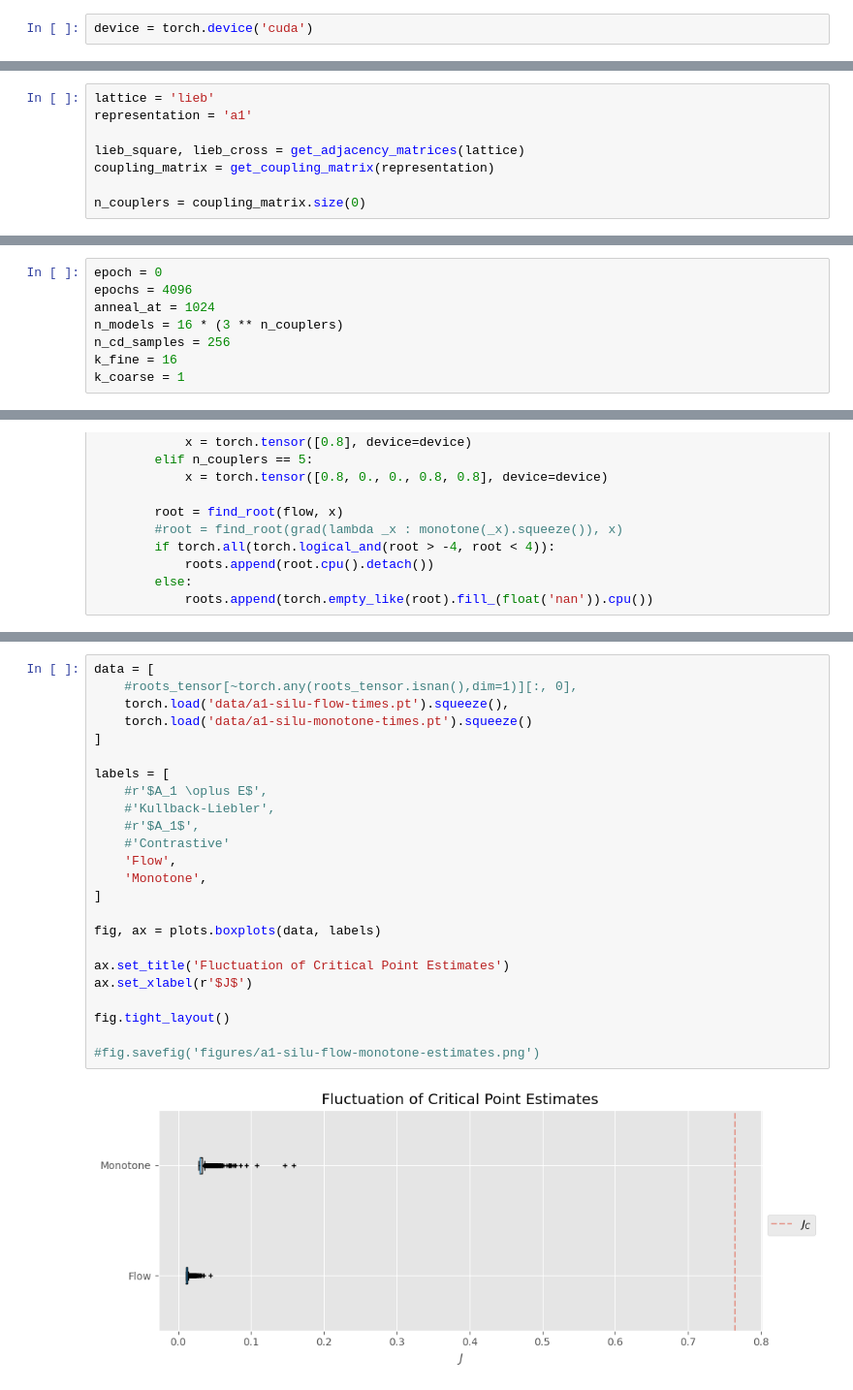
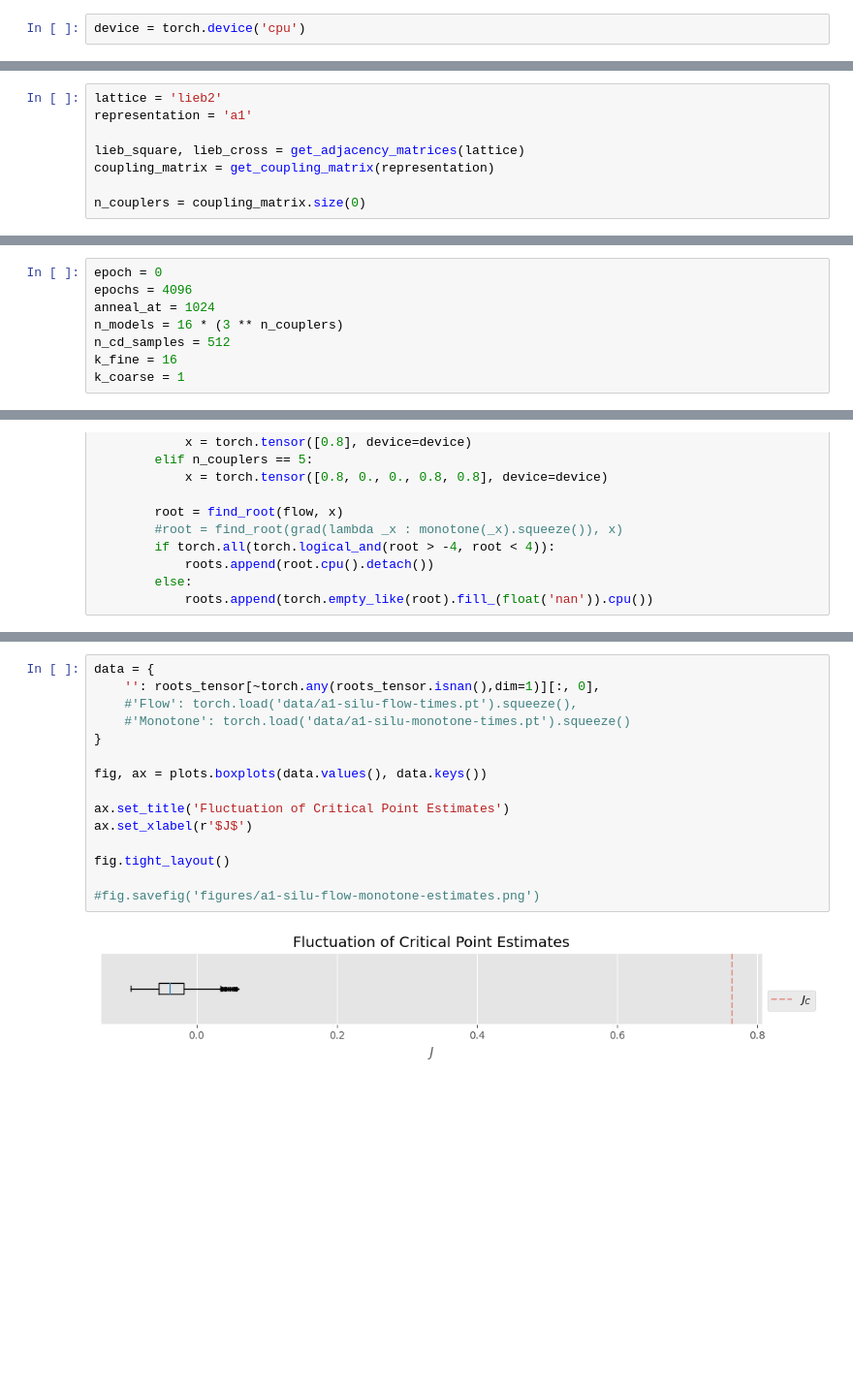
Before and after one commit to jshe2304/dlrg, a Jupyter notebook: train.ipynb, the cells around one changed output, grey strips where cells are left out. Shown at 97% size. Cells and saved outputs as stored; diff of their text form; blank space fills up the shorter version.

Commit message:
trying 21 spin lattice

```diff
--- a/train.ipynb
+++ b/train.ipynb
@@ -26,11 +26,11 @@ from utils import plots
 %load_ext autoreload
 %autoreload 2
 # %%
-device = torch.device('cuda')
+device = torch.device('cpu')
 # %% [markdown]
 # Models
 # %%
-lattice = 'lieb'
+lattice = 'lieb2'
 representation = 'a1'
 
 lieb_square, lieb_cross = get_adjacency_matrices(lattice)
@@ -61,7 +61,7 @@ epoch = 0
 epochs = 4096
 anneal_at = 1024
 n_models = 16 * (3 ** n_couplers)
-n_cd_samples = 256
+n_cd_samples = 512
 k_fine = 16
 k_coarse = 1
 # %%
@@ -145,29 +145,20 @@ plt.tight_layout()
 # %%
-data = [
-    #roots_tensor[~torch.any(roots_tensor.isnan(),dim=1)][:, 0],
-    torch.load('data/a1-silu-flow-times.pt').squeeze(),
-    torch.load('data/a1-silu-monotone-times.pt').squeeze()
-]
+data = {
+    '': roots_tensor[~torch.any(roots_tensor.isnan(),dim=1)][:, 0],
+    #'Flow': torch.load('data/a1-silu-flow-times.pt').squeeze(),
+    #'Monotone': torch.load('data/a1-silu-monotone-times.pt').squeeze()
+}
 
-labels = [
-    #r'$A_1 \oplus E$',
-    #'Kullback-Liebler',
-    #r'$A_1$',
-    #'Contrastive'
-    'Flow',
-    'Monotone',
-]
-
-fig, ax = plots.boxplots(data, labels)
+fig, ax = plots.boxplots(data.values(), data.keys())
 
 ax.set_title('Fluctuation of Critical Point Estimates')
 ax.set_xlabel(r'$J$')
 
 fig.tight_layout()
 
 #fig.savefig('figures/a1-silu-flow-monotone-estimates.png')
 # %% [output]
-[figure, old version]
+[figure, new version]
 # %%
 flow.eval()
 
```
Also changed, not shown: parts of 6 cells of this notebook, 3 other files.
